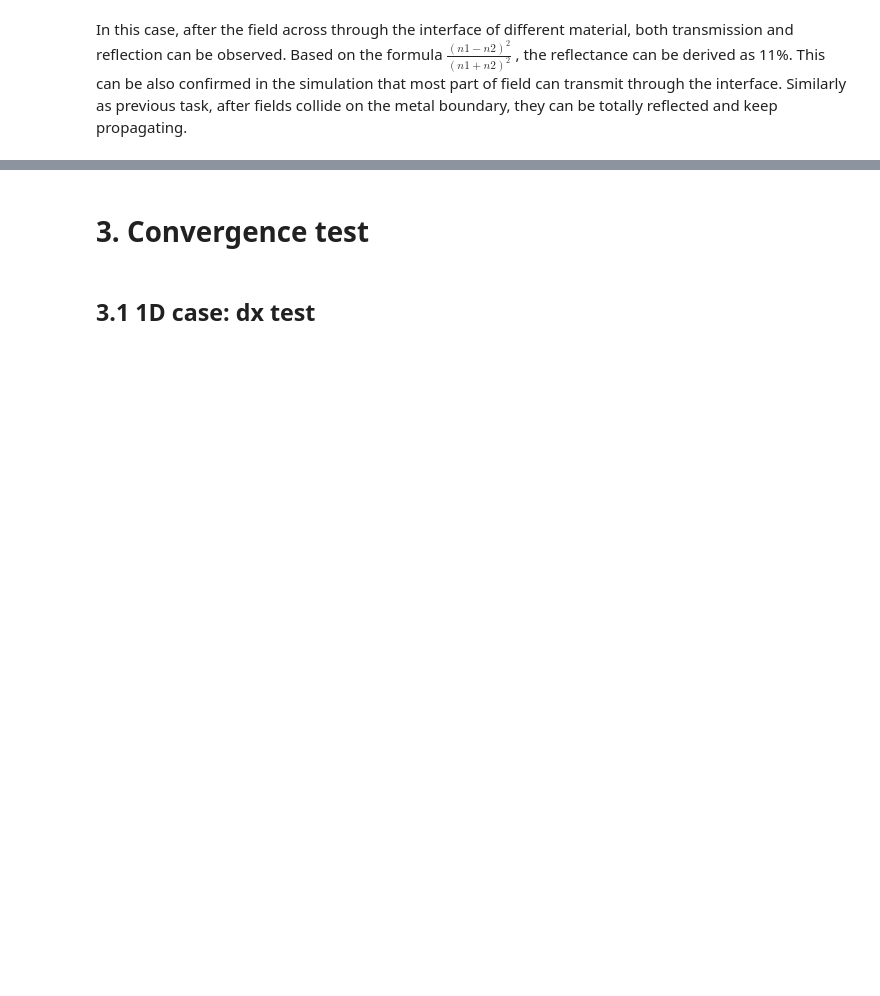
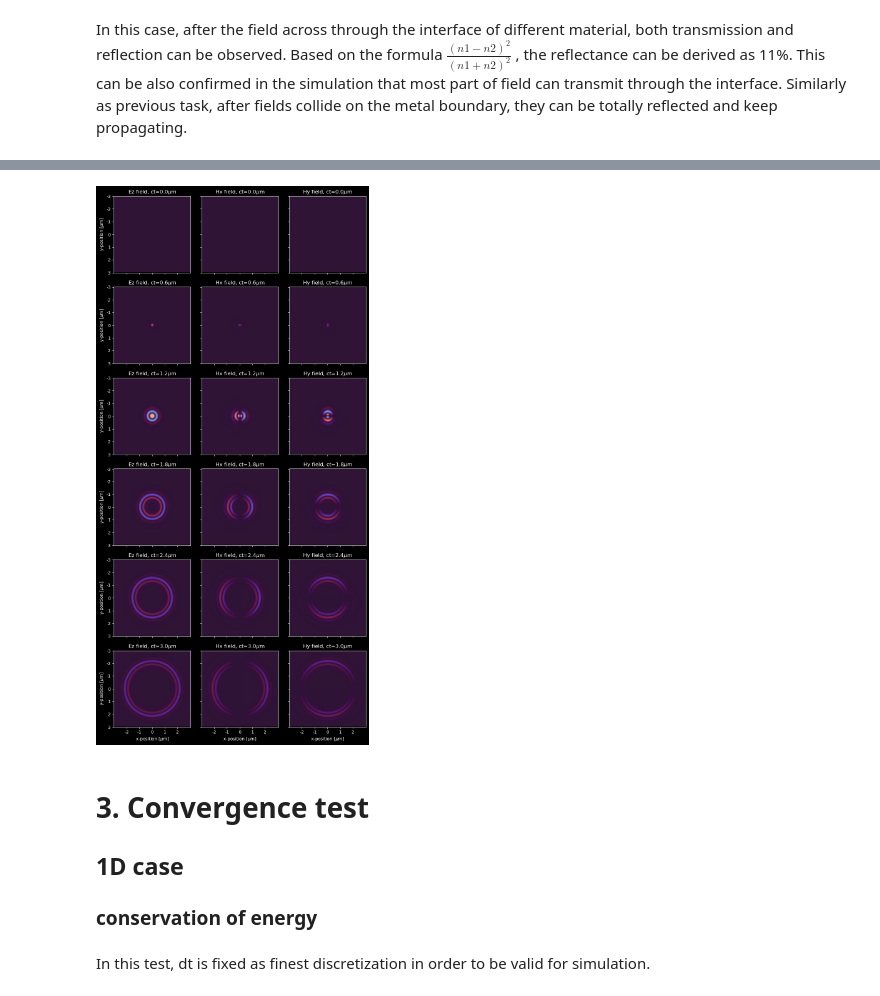
Before and after one commit to jianyangwu1996/CPho, a Jupyter notebook: homework3/Homework_3_report_group_3.ipynb, the cells around one changed output, grey strips where cells are left out. Drawn from its saved outputs; the diff is of its cells as text; code cells hidden in the pictures; blank space fills up the shorter version.

Commit message:
3d test in report

```diff
--- a/homework3/Homework_3_report_group_3.ipynb
+++ b/homework3/Homework_3_report_group_3.ipynb
@@ -218,7 +210,39 @@ def field_source(x, y, t, j0, f, t0, tau, w):
+# %%
+Hx, t = fdtd_3d(eps_rel, dr, time_span, freq, tau, jx, jy, jz, field_component='hx', z_ind=z_ind, output_step=output_step)
+Hy, t = fdtd_3d(eps_rel, dr, time_span, freq, tau, jx, jy, jz, field_component='hy', z_ind=z_ind, output_step=output_step)
+Ez, t = fdtd_3d(eps_rel, dr, time_span, freq, tau, jx, jy, jz, field_component='ez', z_ind=z_ind, output_step=output_step)
+# %%
+import matplotlib.cm as cm
+import matplotlib.colors as color
+fig, axes = plt.subplots(6, 3, figsize=(9, 18), sharey='all', sharex='all')
+norm = color.Normalize(-6, 6)
+cmap = cm.ScalarMappable(norm=norm, cmap='twilight')
+Ez_plot = Ez[::10,:,:].real * 1e6
+Hx_plot = Hx[::10,:,:].real * 1e6 * Z0
+Hy_plot = Hy[::10,:,:].real * 1e6 * Z0
+t_plot = t[::10]
+for i in range(6):
+    axes[i,0].imshow(Ez_plot[i], cmap='twilight', vmin=-6, vmax=6)
+    axes[i,0].set_title(r'Ez field, ct=%.1f$\mu$m'%(c*t_plot[i]*1e6))
+    axes[i,0].set_ylabel(r'y-position [$\mu$m]')
+    axes[i,1].imshow(Hx_plot[i], cmap='twilight', vmin=-6, vmax=6)
+    axes[i,1].set_title(r'Hx field, ct=%.1f$\mu$m'%(c*t_plot[i]*1e6))
+    axes[i,2].imshow(Hy_plot[i], cmap='twilight', vmin=-6, vmax=6)
+    axes[i,2].set_title(r'Hy field, ct=%.1f$\mu$m'%(c*t_plot[i]*1e6))
+axes[5,0].set_xlabel(r'x-position [$\mu$m]')
+axes[5,1].set_xlabel(r'x-position [$\mu$m]')
+axes[5,2].set_xlabel(r'x-position [$\mu$m]')
+axes[0,0].set_xticks([33, 66, 100, 133, 166], [-2, -1, 0, 1, 2])
+axes[0,0].set_yticks([0, 33, 66, 100, 133, 166, 200], [-3, -2, -1, 0, 1, 2, 3])
+plt.tight_layout()
+# %% [output]
+[figure, added]
 # %% [markdown]
 # 3. Convergence test
+## 1D case
+### conservation of energy
-# %% [markdown]
-## 3.1 1D case: dx test
+# %% [markdown]
+In this test, dt is fixed as finest discretization in order to be valid for simulation.
 # %%
 def fdtd_1d_convergence_fixed_time(eps_rel, dx, time_span, source_frequency, source_position,
             source_pulse_length):
```
Also changed, not shown: parts of 45 cells of this notebook, 3 other files.
